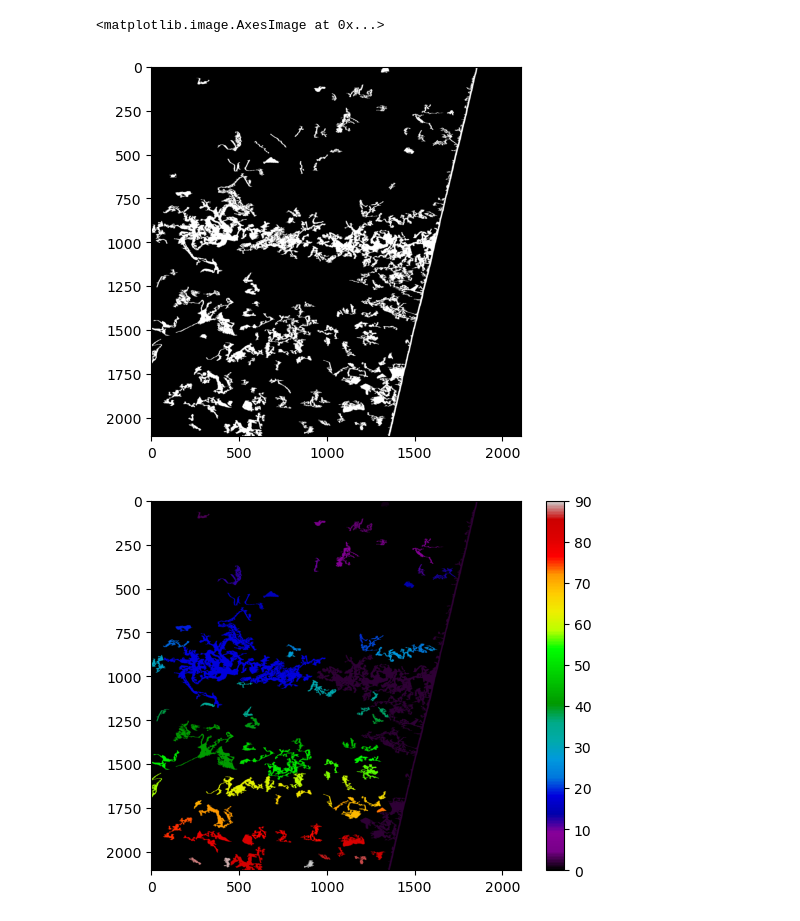
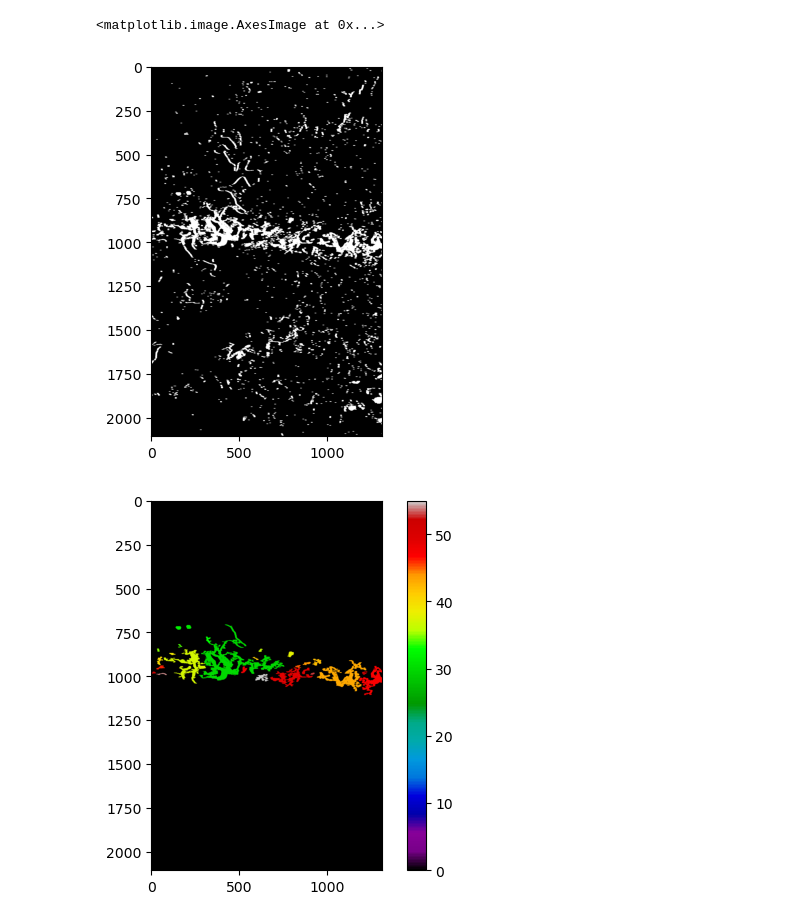
Before and after one commit to Lct0015/Final-Project, a Jupyter notebook: Tornado Tracks.ipynb, the cells around one changed output. Cells and saved outputs as stored; diff of their text form; code cells hidden in the pictures.

```diff
--- a/Tornado Tracks.ipynb
+++ b/Tornado Tracks.ipynb
@@ -21,8 +21,11 @@ red_in = red_in.rio.reproject("EPSG:4326")
 green_in = green_in.rio.reproject("EPSG:4326")
 blue_in = blue_in.rio.reproject("EPSG:4326")
 # %%
+#lat_min, lat_max = -25.4, -25.6
+#lon_min, lon_max = -52.6, -52.4
+
 lat_min, lat_max = -25.4, -25.6
-lon_min, lon_max = -52.6, -52.4
+lon_min, lon_max = -52.6, -52.475
 
 green = red_in.sel(y=slice(lat_min, lat_max), x=slice(lon_min, lon_max)).squeeze()
 red = green_in.sel(y=slice(lat_min, lat_max), x=slice(lon_min, lon_max)).squeeze()
@@ -34,8 +37,12 @@ rgb_min = 0
 rgb_max = 5_000
 rgb_scaled = np.clip((rgb - rgb_min) / (rgb_max - rgb_min), 0, 1)
 
+x_min, x_max = red_in.x.sel(x=slice(lon_min, lon_max)).values[[0, -1]]
+y_min, y_max = red_in.y.sel(y=slice(lat_min, lat_max)).values[[ -1, 0]]
+
 plt.figure(figsize=(8, 8))
-plt.imshow(rgb)
-plt.axis("off")
+plt.imshow(rgb, extent = [x_min, x_max, y_min, y_max])
+plt.xlabel("Longitude")
+plt.ylabel("Latitude")
 plt.show()
 # %% [output]
@@ -47,12 +54,13 @@ from skimage.morphology import  dilation, footprint_rectangle
        #(rgb_scaled[:, :, 0] > rgb_scaled[:, :, 2])
 
 #test 1 adjusting rgb_scaled values using a threshold, kinda works 95% and higher but makes clutter south of town bigger
-threshold = 0.97 # n% of the max between green/blue
+threshold = 1.1 # n% of the max between green/blue
+threshold_blue = 1.5
 mask = (rgb_scaled[:, :, 0] > threshold * rgb_scaled[:, :, 1]) & \
-       (rgb_scaled[:, :, 0] > threshold * rgb_scaled[:, :, 2])
+       (rgb_scaled[:, :, 0] > threshold_blue * rgb_scaled[:, :, 2])
 
 #test 2 using dilation to increase pixels size
-footprint = footprint_rectangle((1, 6)) #square sets a rectangle to include neighbors in a 3 by 5 area can increase size (Height, Width)
+footprint = footprint_rectangle((2, 10)) #square sets a rectangle to include neighbors in a 3 by 5 area can increase size (Height, Width)
 mask_dilated = dilation(mask, footprint)
 #test 3 both?
 
@@ -64,20 +72,25 @@ Text(0.5, 1.0, 'Candidate tornado pixels')
 # %%
 from skimage.morphology import remove_small_objects
-clean_mask = remove_small_objects(mask_dilated, max_size = 500)
+footprint = footprint_rectangle((3,10))
+mask_dilated2 = dilation(mask, footprint)
+clean_mask = remove_small_objects(mask_dilated2, max_size = 200)
 
-plt.imshow(clean_mask, cmap = "gray")
+plt.imshow(mask_dilated2, cmap = "gray")
 # %% [output]
 <matplotlib.image.AxesImage at 0x...>
-[figure, old version]
+[figure, new version]
 # %%
 from skimage.measure import label, regionprops
 labeled_mask = label(clean_mask, connectivity = 2)
 regions = regionprops(labeled_mask)
-plt.imshow(labeled_mask, cmap = 'nipy_spectral')
+min_label = 30
+max_label = 55
+filtered_mask = np.where((labeled_mask >= min_label) & (labeled_mask <= max_label), labeled_mask, 0)
+plt.imshow(filtered_mask, cmap = 'nipy_spectral')
 plt.colorbar()
 plt.show()
 # %% [output]
-[figure, old version]
+[figure, new version]
 # %%
 from skimage import measure
 
```
Also changed, not shown: parts of 4 cells of this notebook.
